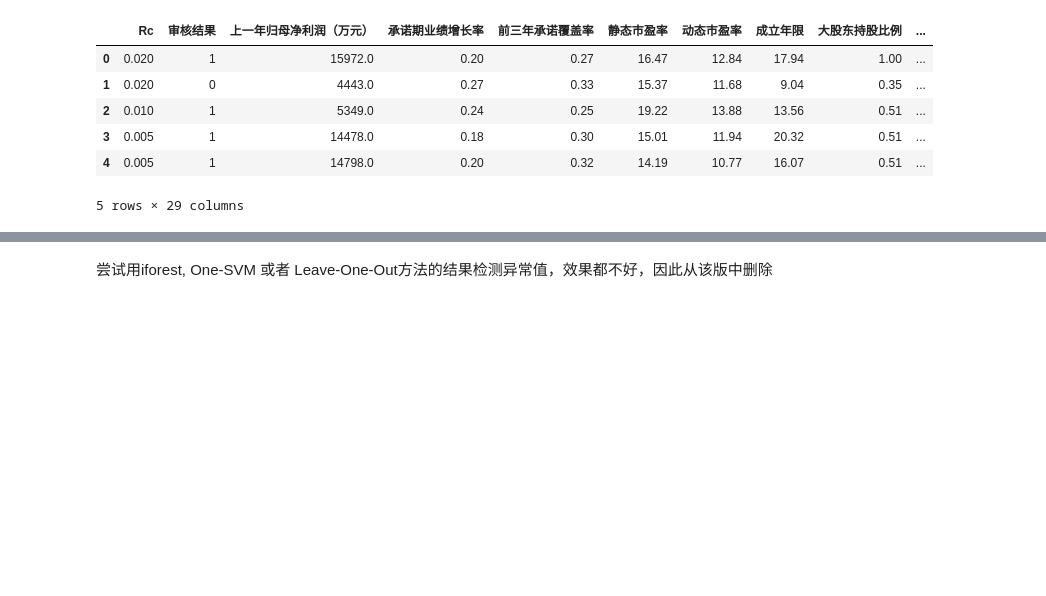
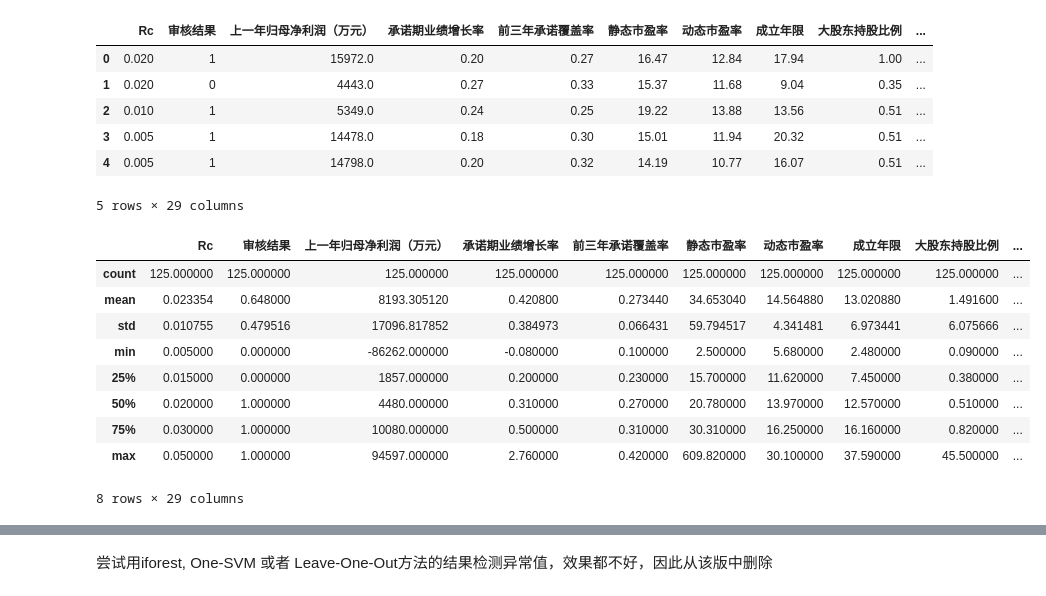
Before and after one commit to ZhengyiWang/Unique-Risk, a Jupyter notebook: 特有风险 _short.ipynb, the cells around one changed output, grey strips where cells are left out. Drawn from its saved outputs; the diff is of its cells as text; code cells hidden in the pictures; blank space fills up the shorter version.

```diff
--- a/特有风险 _short.ipynb
+++ b/特有风险 _short.ipynb
@@ -27,3 +27,16 @@ unique_risk.head(5)
 | 3 | 0.005 | 1 | 14478.0 | 0.18 | 0.30 | 15.01 | 11.94 | 20.32 | 0.51 | ... |
 | 4 | 0.005 | 1 | 14798.0 | 0.20 | 0.32 | 14.19 | 10.77 | 16.07 | 0.51 | ... |
 5 rows × 29 columns
+# %%
+unique_risk.describe()
+# %% [output]
+|  | Rc | 审核结果 | 上一年归母净利润（万元） | 承诺期业绩增长率 | 前三年承诺覆盖率 | 静态市盈率 | 动态市盈率 | 成立年限 | 大股东持股比例 | ... |
+| count | 125.000000 | 125.000000 | 125.000000 | 125.000000 | 125.000000 | 125.000000 | 125.000000 | 125.000000 | 125.000000 | ... |
+| mean | 0.023354 | 0.648000 | 8193.305120 | 0.420800 | 0.273440 | 34.653040 | 14.564880 | 13.020880 | 1.491600 | ... |
+| std | 0.010755 | 0.479516 | 17096.817852 | 0.384973 | 0.066431 | 59.794517 | 4.341481 | 6.973441 | 6.075666 | ... |
+| min | 0.005000 | 0.000000 | -86262.000000 | -0.080000 | 0.100000 | 2.500000 | 5.680000 | 2.480000 | 0.090000 | ... |
+| 25% | 0.015000 | 0.000000 | 1857.000000 | 0.200000 | 0.230000 | 15.700000 | 11.620000 | 7.450000 | 0.380000 | ... |
+| 50% | 0.020000 | 1.000000 | 4480.000000 | 0.310000 | 0.270000 | 20.780000 | 13.970000 | 12.570000 | 0.510000 | ... |
+| 75% | 0.030000 | 1.000000 | 10080.000000 | 0.500000 | 0.310000 | 30.310000 | 16.250000 | 16.160000 | 0.820000 | ... |
+| max | 0.050000 | 1.000000 | 94597.000000 | 2.760000 | 0.420000 | 609.820000 | 30.100000 | 37.590000 | 45.500000 | ... |
+8 rows × 29 columns
```
Also changed, not shown: parts of 26 cells of this notebook.
